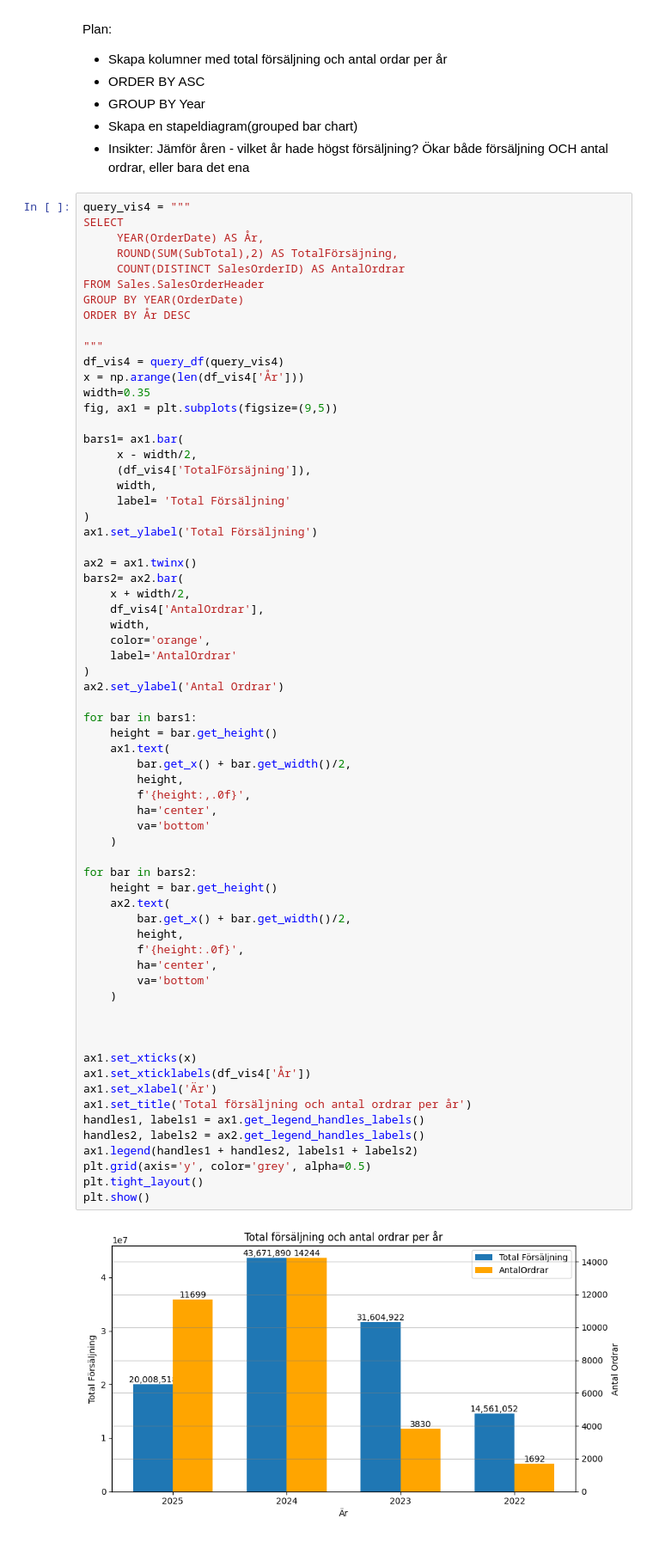
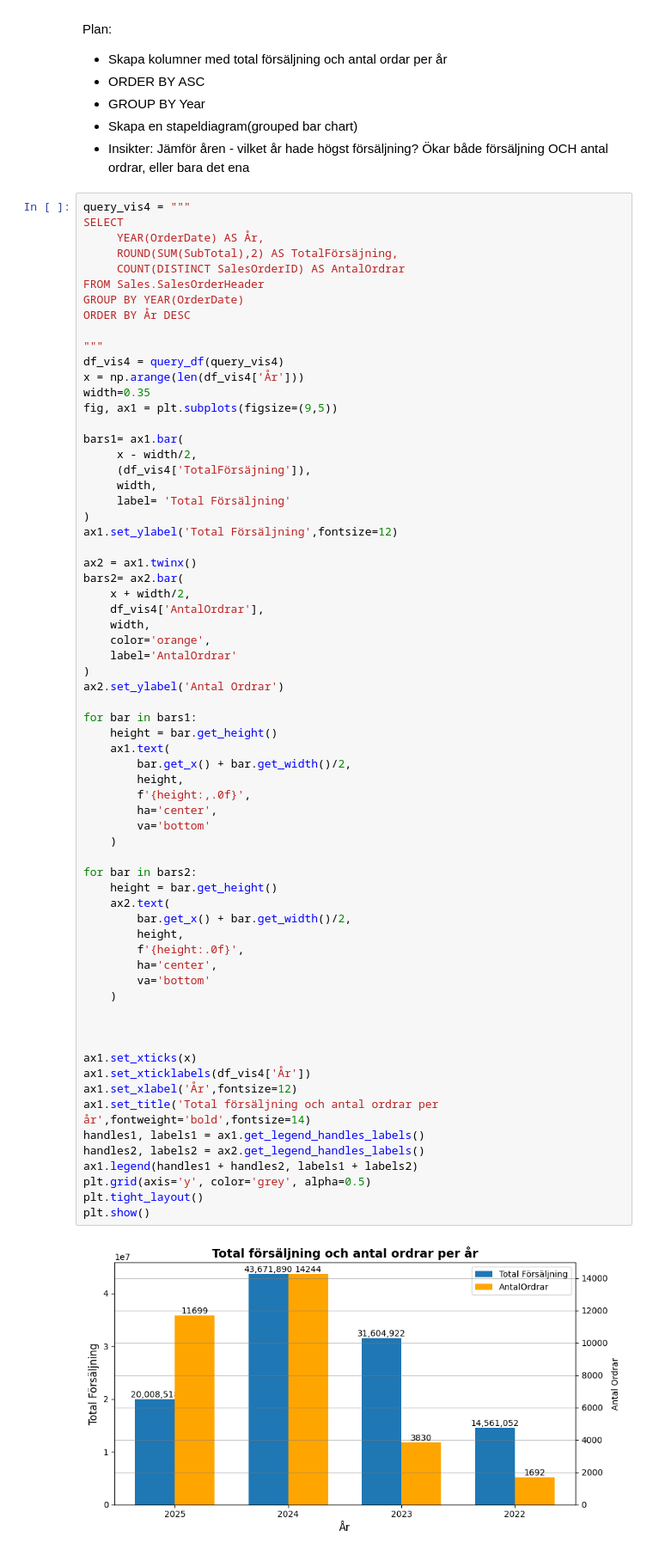
Before and after one commit to janekrajt-tech/AdventureWorks2025, a Jupyter notebook: notebooks/main.ipynb, the cells around one changed output. Shown: that part at 86% size. Saved outputs shown, nothing was run; the diff lists cells and outputs as text.

```diff
--- a/notebooks/main.ipynb
+++ b/notebooks/main.ipynb
@@ -234,7 +234,7 @@ bars1= ax1.bar(
      width,
      label= 'Total Försäljning'
 )
-ax1.set_ylabel('Total Försäljning')
+ax1.set_ylabel('Total Försäljning',fontsize=12)
 
 ax2 = ax1.twinx()
 bars2= ax2.bar(
@@ -250,36 +250,36 @@ for bar in bars1:
     height = bar.get_height()
     ax1.text(
         bar.get_x() + bar.get_width()/2,
         height,
         f'{height:,.0f}',
         ha='center',
         va='bottom'
     )
 
 for bar in bars2:
     height = bar.get_height()
     ax2.text(
         bar.get_x() + bar.get_width()/2,
         height,
         f'{height:.0f}',
         ha='center',
         va='bottom'
     )
 
 
 
 ax1.set_xticks(x)
 ax1.set_xticklabels(df_vis4['År'])
-ax1.set_xlabel('Är')
-ax1.set_title('Total försäljning och antal ordrar per år')
+ax1.set_xlabel('År',fontsize=12)
+ax1.set_title('Total försäljning och antal ordrar per år',fontweight='bold',fontsize=14)
 handles1, labels1 = ax1.get_legend_handles_labels()
 handles2, labels2 = ax2.get_legend_handles_labels()
 ax1.legend(handles1 + handles2, labels1 + labels2)
 plt.grid(axis='y', color='grey', alpha=0.5)
 plt.tight_layout()
 plt.show()
 # %% [output]
-[figure, old version]
+[figure, new version]
 # %% [markdown]
 ### Insikter - Försäljning och antal ordrar per år
 
```
Also changed, not shown: parts of 9 cells of this notebook, 2 other files.
